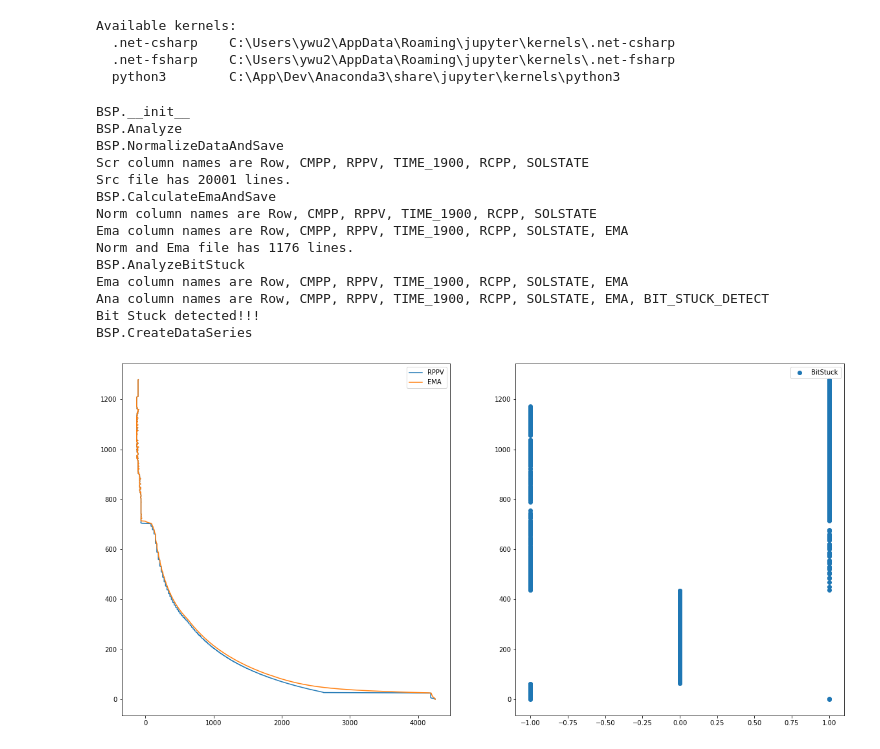
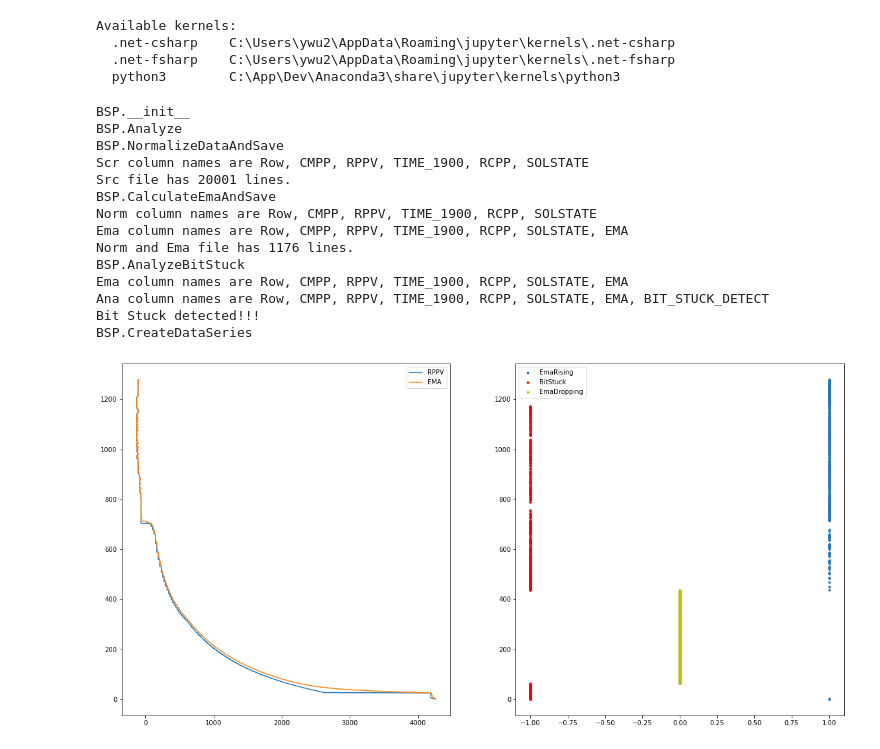
Before and after one commit to kwu2008/KW, a Jupyter notebook: BitStuckPrevention/bsp.ipynb, the cells around one changed output. Saved outputs shown, nothing was run; the diff lists cells and outputs as text; code cells hidden in the pictures.

```diff
--- a/BitStuckPrevention/bsp.ipynb
+++ b/BitStuckPrevention/bsp.ipynb
@@ -31,32 +31,53 @@ bsp1.Analyze()
 #bitstuckdetect = pd.Series( bsp1.seriesBITSTUCKDETECT)
 
 plt.figure(figsize=(20, 10))
 
 plt.ylabel("Elapsed Seconds")
 
 plt.subplot(1, 2, 1)
 plt.plot(bsp1.seriesRPPV, bsp1.seriesTime, label = "RPPV")
 plt.plot(bsp1.seriesEMA, bsp1.seriesTime, label = "EMA")
 plt.legend()
 
 plt.subplot(1, 2, 2)
-plt.plot(bsp1.seriesBITSTUCKDETECT, bsp1.seriesTime, 'o', label = "BitStuck")
+plt.plot(bsp1.seriesBITSTUCKDETECT, bsp1.seriesTime, '.', label = "EmaRising")
+
+seriesTimeBitStuck = []
+seriesValueBitStuck = []
+
+for i in range(len(bsp1.seriesBITSTUCKDETECT)):
+    if bsp1.seriesBITSTUCKDETECT[i] == -1.0:
+        seriesValueBitStuck.append(-1.0)
+        seriesTimeBitStuck.append(bsp1.seriesTime[i])
+
+plt.plot(seriesValueBitStuck, seriesTimeBitStuck, 'r.', label = "BitStuck")
+
+seriesTimeDmaDropping = []
+seriesValueDmaDropping = []
+
+for i in range(len(bsp1.seriesBITSTUCKDETECT)):
+    if bsp1.seriesBITSTUCKDETECT[i] == 0.0:
+        seriesValueDmaDropping.append(0.0)
+        seriesTimeDmaDropping.append(bsp1.seriesTime[i])
+
+plt.plot(seriesValueDmaDropping, seriesTimeDmaDropping, 'y.', label = "EmaDropping")
+
 plt.legend()
 
 plt.show()
 # %% [output]
 BSP.__init__
 BSP.Analyze
 BSP.NormalizeDataAndSave
 Scr column names are Row, CMPP, RPPV, TIME_1900, RCPP, SOLSTATE
 Src file has 20001 lines.
 BSP.CalculateEmaAndSave
 Norm column names are Row, CMPP, RPPV, TIME_1900, RCPP, SOLSTATE
 Ema column names are Row, CMPP, RPPV, TIME_1900, RCPP, SOLSTATE, EMA
 Norm and Ema file has 1176 lines.
 BSP.AnalyzeBitStuck
 Ema column names are Row, CMPP, RPPV, TIME_1900, RCPP, SOLSTATE, EMA
 Ana column names are Row, CMPP, RPPV, TIME_1900, RCPP, SOLSTATE, EMA, BIT_STUCK_DETECT
 Bit Stuck detected!!!
 BSP.CreateDataSeries
-[figure, old version]
+[figure, new version]
```
Also changed, not shown: 1 other file.
